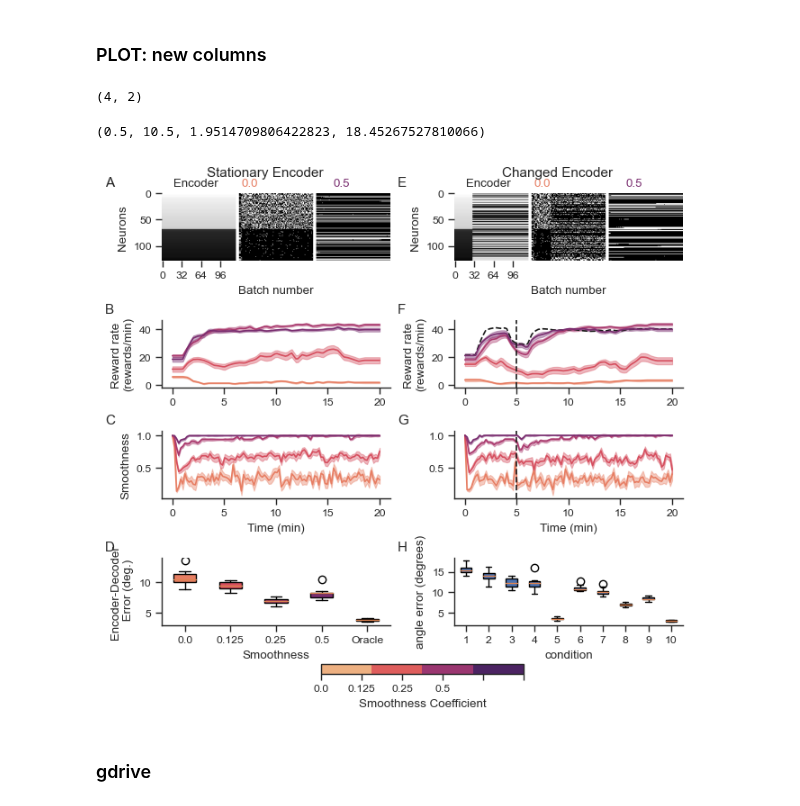
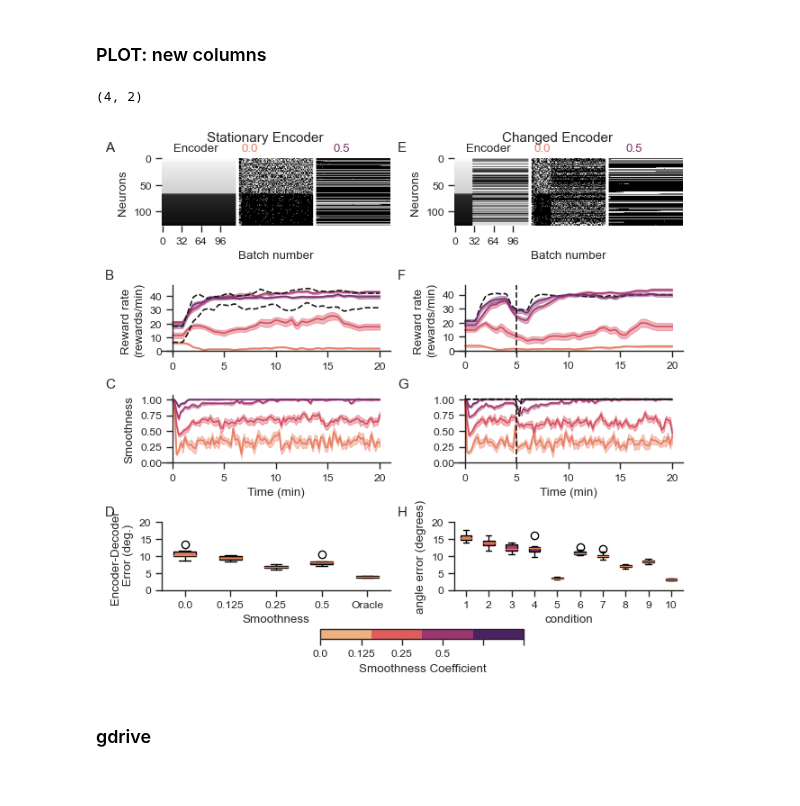
Before and after one commit to sijia66/adaptive_feature_selection, a Jupyter notebook: figure5_convex_algorithm_shuffled_encoder/231019_afs_change_encoder_convex_lasso.ipynb, the cells around one changed output. Cells and saved outputs as stored; diff of their text form; code cells hidden in the pictures.

```diff
--- a/figure5_convex_algorithm_shuffled_encoder/231019_afs_change_encoder_convex_lasso.ipynb
+++ b/figure5_convex_algorithm_shuffled_encoder/231019_afs_change_encoder_convex_lasso.ipynb
@@ -786,3 +786,10 @@ ax.set_xlabel('condition')
 # %% [output]
 Text(0.5, 0, 'condition')
 [figure]
+# %%
+# perform wilcoxon statistical test for adjacent pair of
+from scipy.stats import wilcoxon
+for i in range(0, len(active_angles_all_shuffle) - 1, 1):
+    stat, p = wilcoxon(active_angles_all_shuffle[ :, i ],
+                       active_angles_all_shuffle[:, i+1])
+    print(f'Wilcoxon test between condition {i} and {i + 1}: statistic={stat}, p-value={p}')
@@ -954,0 +1016,11 @@ ax.boxplot(active_angles_all_stationary.T,
+# %%
+# do wilcoxon statiscal tests for active_angles_all_stationary for adjacent conditions
+from scipy.stats import wilcoxon
+wilcoxon_results = []
+for i in range(active_angles_all_stationary.shape[0] - 1):
+    stat, p_value = wilcoxon(active_angles_all_stationary[i, :],
+                             active_angles_all_stationary[i + 1, :])
+    wilcoxon_results.append((i, i+1, stat, p_value))
+print("Wilcoxon test results:")
+for result in wilcoxon_results:
+    print(f"Between {result[0]} and {result[1]}: statistic={result[2]}, p-value={result[3]}")
@@ -1244,6 +1322,9 @@ for i, s in enumerate(smoothness_array_stationary):
                                    alpha=alpha_value)
 ax.set_ylabel('Smoothness')
 ax.set_xlabel('Time (min)')
+ax.spines['left'].set_position('zero')
+ax.spines['bottom'].set_position('zero')
+ax.set_yticks([0, 0.25, 0.5, 0.75, 1.0])
 
 # stationary encoder, plot the reward rate
 # add the error bars using a for loop
@@ -1258,6 +1339,15 @@ for i, s in enumerate(smoothness_array_stationary):
                                    alpha=alpha_value)
 
 ax.set_ylabel('Reward rate \n(rewards/min)')
+ax.spines['left'].set_position('zero')
+ax.spines['bottom'].set_position('zero')
+ax.set_yticks(np.arange(0, 46, 10))
+
+# draw the stationary reward rate
+ax.plot(stationary_common_time_stamps,
+        stationary_reward_rate.T, label = "Oracle",
+        color = 'k', linestyle = '--')
+
 # turn off x axis labels
 
 # last figure is actually the encoder and decoder error
@@ -1272,6 +1362,9 @@ for patch, color in zip(box['boxes'], colors):
 ax.set_ylabel('Encoder-Decoder \n Error (deg.)')
 ax.set_xticklabels(list(smoothness_array_stationary) + ["Oracle"])
 ax.set_xlabel('Smoothness')
+ax.set_yticklabels(np.arange(0, 21, 5))
+ax.set_ylim(0, 20)
+ax.set_yticks(np.arange(0, 21, 5))
 
 
 ###################################################################
@@ -1313,9 +1406,13 @@ for i, s in enumerate(smoothness_array):
                     alpha=alpha_value)
 ax.axvline(x=5, color='k', linestyle='--')
 ax.set_xlabel('Time (min)')
+ax.plot(common_time, oracle_smoothness_conds_by_batch.T, color = 'k', linestyle='--', label = 'Oracle')
 # summary_axes[1,0].set_ylabel('Smoothness')
 # shuffling encoder, plot the reward rate
 # add a dotted line to indicate encoder swap
+ax.spines['left'].set_position('zero')
+ax.spines['bottom'].set_position('zero')
+ax.set_yticks([0, 0.25, 0.5, 0.75, 1.0])
 
 ax = summary_axes[1,0]
 
@@ -1334,6 +1431,9 @@ for i, s in enumerate(smoothness_array):
 
 ax.axvline(x=5, color='k', linestyle='--')
 ax.set_ylabel("Reward rate \n(rewards/min)")
+ax.spines['left'].set_position('zero')
+ax.spines['bottom'].set_position('zero')
+ax.set_yticks(np.arange(0, 46, 10))
 
 # delete the very last eaxis
 summary_axes_stationary_left_shuffling_right[3,1].axis('off')
@@ -1356,36 +1456,43 @@ for ax in summary_axes_stationary_left_shuffling_right.flatten():
 num_colors = len(smoothnesss_array_parameter_scan)
 cmap = plt.cm.get_cmap('flare', num_colors)
 cmap_discrete = plt.cm.colors.ListedColormap(cmap(np.arange(num_colors)))
 
 # build the color wheel
 norm = plt.Normalize(smoothnesss_array_parameter_scan.min(), smoothnesss_array_parameter_scan.max())
 sm = plt.cm.ScalarMappable(cmap=cmap_discrete, norm=norm)
 
 num_ticks = len(smoothnesss_array_parameter_scan)
 tick_positions = np.linspace(0, 1, num_ticks)  # Normalized positions on the colorbar
 smoothness_normalized = norm(smoothnesss_array_parameter_scan)
 
 # create the colorbar
 cbar = summary_figure.colorbar(sm, ax=summary_axes_stationary_left_shuffling_right[3],
                                orientation='horizontal', location="bottom")
 cbar.set_label('Smoothness Coefficient')
 
 # Set the colorbar ticks to smoothness_color_scan
 cbar.set_ticklabels(smoothnesss_array_parameter_scan)
 
 ax = summary_axes_stationary_left_shuffling_right[3,1]
 
 positions = [1, 2, 3, 4, 5, 6, 7, 9, 10, 11, 12, 13,14, 15]
-ax.boxplot(active_angles_all_shuffle,
+box = ax.boxplot(active_angles_all_shuffle,
             # positions=positions,
             patch_artist=True)
 ax.set_ylabel('angle error (degrees)')
 ax.set_xlabel('condition')
 ax.axis('on')
+ax.set_ylim(0, 20)
+# add y ticks at 0, 5, 10, 15, 20
+ax.set_yticks([0, 5, 10, 15, 20])
+
+# cycle the colors for the boxplots
+
+for patch, color in zip(box['boxes'], colors):
+    patch.set_facecolor(color)
 # %% [output]
 (4, 2)
-(0.5, 10.5, 1.9514709806422823, 18.45267527810066)
-[figure, old version]
+[figure, new version]
 # %%
 # save the plotting data
 plotting_data = dict()
```
Also changed, not shown: parts of 6 cells of this notebook, 6 other files.
